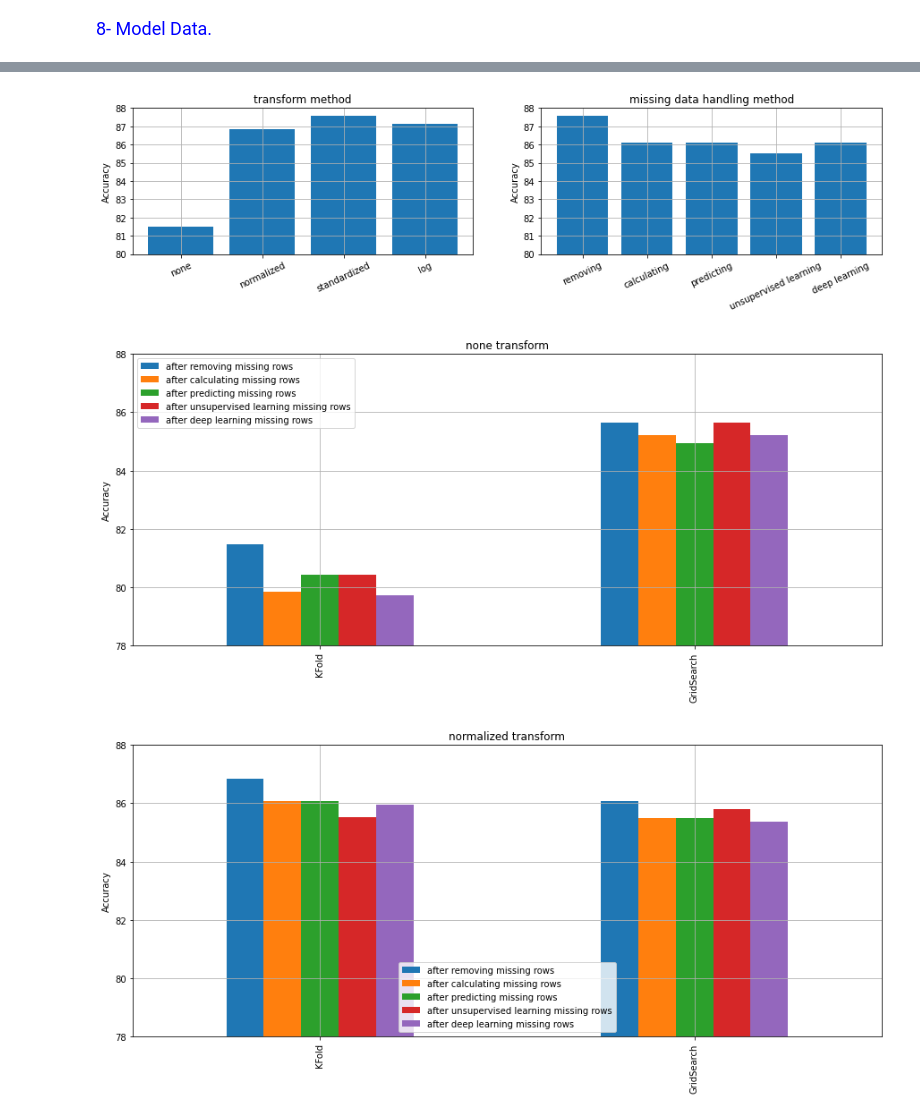
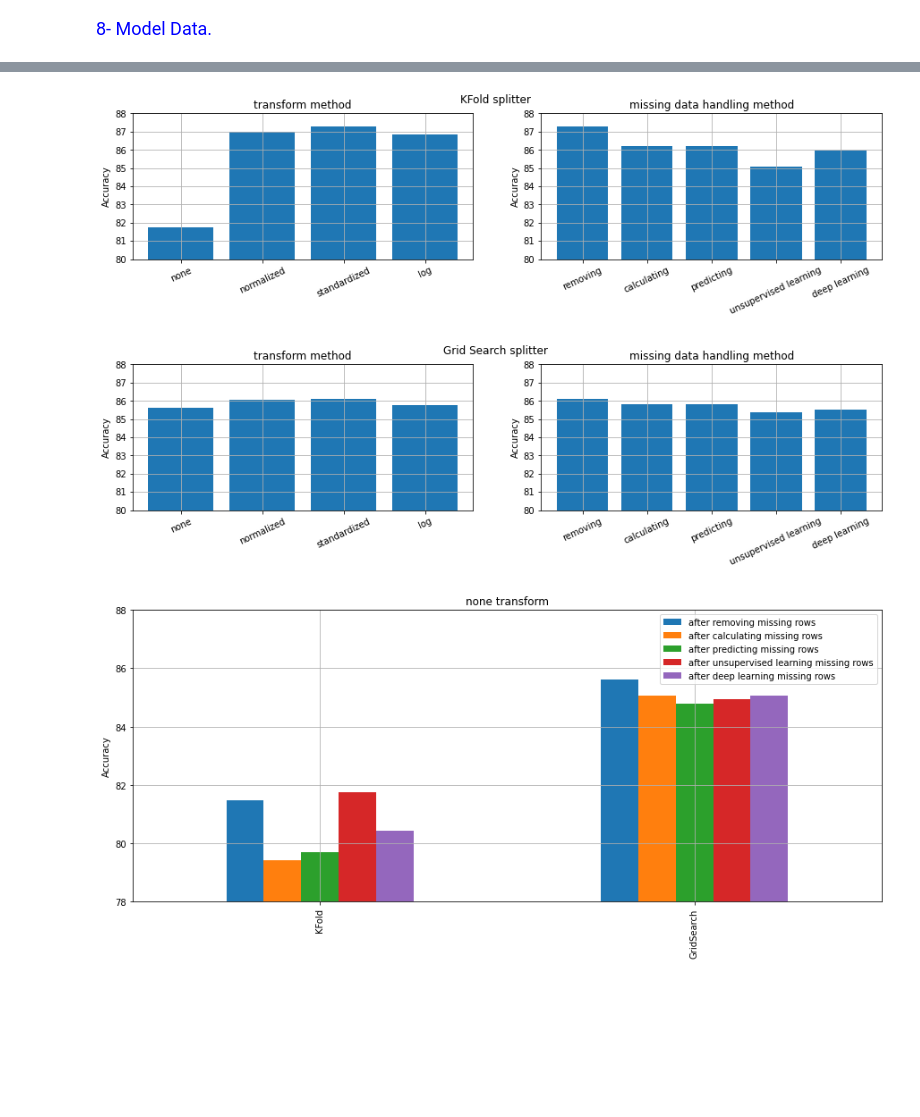
Before and after one commit to lebaz20/credit-approval-ml, a Jupyter notebook: project.ipynb, the cells around one changed output, grey strips where cells are left out. Cells and saved outputs as stored; diff of their text form; code cells hidden in the pictures; blank space fills up the shorter version.

Commit message:
Fix errors and add more graphs

```diff
--- a/project.ipynb
+++ b/project.ipynb
@@ -30,8 +30,7 @@ pd.options.mode.chained_assignment = None  # default='warn'
 # from google.colab import drive
 # drive.mount('/content/drive')
 # file = '/content/drive/MyDrive/Colab Notebooks/crx.data.csv'
-file = os.path.abspath("data/crx.data.csv")
-datasetOriginal = pd.read_csv(file, header=None)
+datasetOriginal = pd.read_csv('data/crx.data.csv', header=None)
 print('Dataset initial state:')
 datasetOriginal.head(30)
 # %% [output]
@@ -460,12 +510,13 @@ datasetWithUnsupervisedLearntRows = datasetOriginal.copy(deep=True)
 categoriesMap = {}
 # Convert categorical columns data to ordinal integers
 for column in categoricalDataColumns:
-    columnUniqueValues = datasetWithRemovedRows[column].unique()
+    columnUniqueValues = datasetWithUnsupervisedLearntRows[column][datasetWithUnsupervisedLearntRows[column].notnull()].unique()
     categoryMap = ({ index: v for index, v in enumerate(columnUniqueValues) })
     keyList = list(categoryMap.keys())
     valList = list(categoryMap.values())
     categoriesMap[column] = {'keys': keyList, 'values': valList, 'ordinalMap': categoryMap}
-    datasetWithUnsupervisedLearntRows[column][datasetWithUnsupervisedLearntRows[column] == datasetWithUnsupervisedLearntRows[column]] = [keyList[valList.index(rowValue)] for rowValue in datasetWithUnsupervisedLearntRows[column] if rowValue == rowValue]
+    ordinalIntegers = [keyList[valList.index(rowValue)] for rowValue in datasetWithUnsupervisedLearntRows[column] if rowValue == rowValue]
+    datasetWithUnsupervisedLearntRows[column][datasetWithUnsupervisedLearntRows[column] == datasetWithUnsupervisedLearntRows[column]] = ordinalIntegers
 
 imputer = KNNImputer(n_neighbors=2, weights="uniform")
 transformedData = imputer.fit_transform(datasetWithUnsupervisedLearntRows)
@@ -809,14 +842,17 @@ Accuracy after deep learning missing rows: 83.340% avg (0.123 std) with log tran
 processedTestResults = deepcopy(testResults)
 testResultsDataFrame = {}
 testResultsDataFrameSplitsSummarized = {}
-testResultsDataFrameTransformsSummarized = {}
-testResultsDataFrameDatasetsSummarized = {}
+testResultsDataFrameKFoldTransformsSummarized = {}
+testResultsDataFrameKFoldDatasetsSummarized = {}
+testResultsDataFrameGridSearchTransformsSummarized = {}
+testResultsDataFrameGridSearchDatasetsSummarized = {}
 for datasetType in testResults.keys():
     testResultsDataFrame[datasetType] = {}
     testResultsDataFrameSplitsSummarized[datasetType] = {}
     for transformType in testResults[datasetType].keys():
-        if transformType not in testResultsDataFrameDatasetsSummarized.keys():
-            testResultsDataFrameDatasetsSummarized[transformType] = 0
+        if transformType not in testResultsDataFrameKFoldDatasetsSummarized.keys():
+            testResultsDataFrameKFoldDatasetsSummarized[transformType] = 0
+            testResultsDataFrameGridSearchDatasetsSummarized[transformType] = 0
         testResultsDataFrameSplitsSummarized[datasetType][transformType] = {}
         for splitterType in testResults[datasetType][transformType].keys():
             for split in testResults[datasetType][transformType][splitterType].keys():
@@ -825,10 +861,16 @@ for datasetType in testResults.keys():
             splitterAccuracies = list(processedTestResults[datasetType][transformType][splitterType].values())
             testResultsDataFrameSplitsSummarized[datasetType][transformType][splitterType] = np.max(splitterAccuracies)
         testResultsDataFrame[datasetType][transformType] = pd.DataFrame(processedTestResults[datasetType][transformType])
-        testResultsDataFrameDatasetsSummarized[transformType] = np.max([testResultsDataFrameDatasetsSummarized[transformType], testResultsDataFrameSplitsSummarized[datasetType][transformType]['KFold']])
+        transformMaxKFoldAccuracy = testResultsDataFrameSplitsSummarized[datasetType][transformType]['KFold']
+        transformMaxGridSearchAccuracy = testResultsDataFrameSplitsSummarized[datasetType][transformType]['GridSearch']
+        testResultsDataFrameKFoldDatasetsSummarized[transformType] = np.max([testResultsDataFrameKFoldDatasetsSummarized[transformType], transformMaxKFoldAccuracy])
+        testResultsDataFrameGridSearchDatasetsSummarized[transformType] = np.max([testResultsDataFrameGridSearchDatasetsSummarized[transformType], transformMaxGridSearchAccuracy])
     testResultsDataFrame[datasetType] = pd.concat(testResultsDataFrame[datasetType]).unstack(0)
-    datasetAccuracies = [acc['KFold'] for acc in testResultsDataFrameSplitsSummarized[datasetType].values()]
-    testResultsDataFrameTransformsSummarized[datasetType.replace('after ', '').replace(' missing rows', '')] = np.max(datasetAccuracies)
+    kFoldDatasetAccuracies = [acc['KFold'] for acc in testResultsDataFrameSplitsSummarized[datasetType].values()]
+    gridSearchDatasetAccuracies = [acc['GridSearch'] for acc in testResultsDataFrameSplitsSummarized[datasetType].values()]
+    missingDataHandlingMethod = datasetType.replace('after ', '').replace(' missing rows', '')
+    testResultsDataFrameKFoldTransformsSummarized[missingDataHandlingMethod] = np.max(kFoldDatasetAccuracies)
+    testResultsDataFrameGridSearchTransformsSummarized[missingDataHandlingMethod] = np.max(gridSearchDatasetAccuracies)
     testResultsDataFrameSplitsSummarized[datasetType] = pd.DataFrame(testResultsDataFrameSplitsSummarized[datasetType])
 testResultsDataFrame = pd.concat(testResultsDataFrame).unstack(0)
 testResultsDataFrameSplitsSummarized = pd.concat(testResultsDataFrameSplitsSummarized).unstack(0)
@@ -861,26 +903,36 @@ testResultsDataFrame['GridSearch']
 # %%
 def plotSummary(summary):
     plt.bar(summary.keys(), summary.values())
     plt.ylabel('Accuracy')
     plt.grid()
     plt.xticks(rotation=25)
     plt.ylim(80, 88)
 
 plt.figure(figsize=(15,3))
 plt.subplot(1, 2, 1)
+plt.suptitle("KFold splitter")
 plt.title("transform method")
-plotSummary(testResultsDataFrameDatasetsSummarized)
+plotSummary(testResultsDataFrameKFoldDatasetsSummarized)
 plt.subplot(1, 2, 2)
 plt.title("missing data handling method")
-plotSummary(testResultsDataFrameTransformsSummarized)
+plotSummary(testResultsDataFrameKFoldTransformsSummarized)
+
+plt.figure(figsize=(15,3))
+plt.subplot(1, 2, 1)
+plt.suptitle("Grid Search splitter")
+plt.title("transform method")
+plotSummary(testResultsDataFrameGridSearchDatasetsSummarized)
+plt.subplot(1, 2, 2)
+plt.title("missing data handling method")
+plotSummary(testResultsDataFrameGridSearchTransformsSummarized)
 
 transformationTypes = ['none', 'normalized', 'standardized', 'log']
 for transformType in transformationTypes:
     testResultsDataFrameSplitsSummarized[transformType].plot.bar(figsize=(15,6), title=transformType+" transform")
     plt.ylabel('Accuracy')
     plt.grid()
     plt.ylim(78, 88)
 # %% [output]
-[figure, old version]
+[figure, new version]
-[figure, old version]
+[figure, new version]
-[figure, old version]
+[figure, new version]
```
Also changed, not shown: parts of 22 cells of this notebook, 5 other files.
